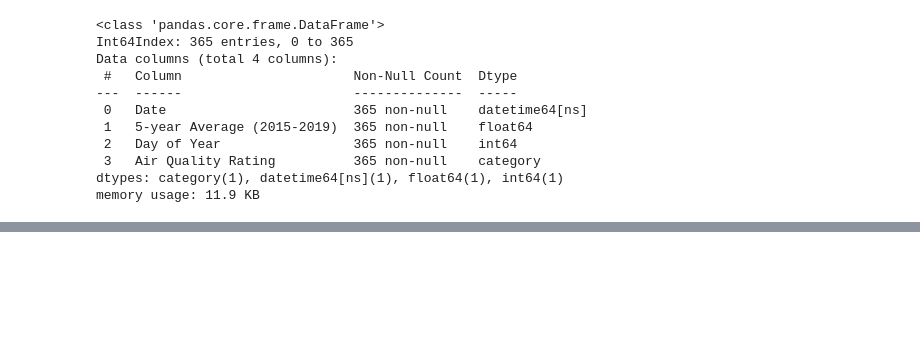
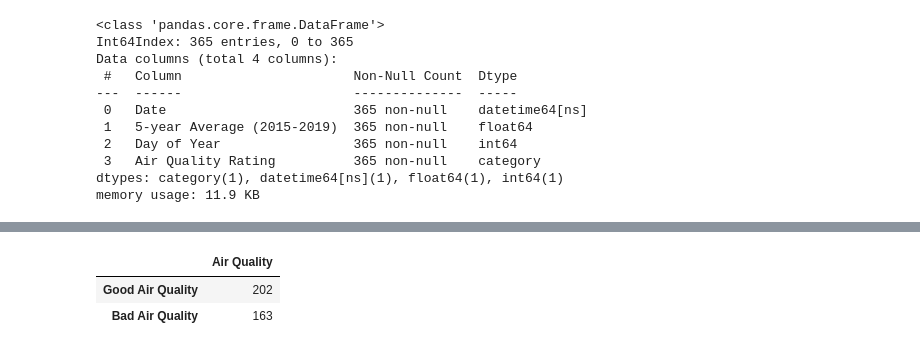
Before and after one commit to hanbo-e/wimlds_emissions, a Jupyter notebook: data_exploration_eeva.ipynb, the cells around one changed output, grey strips where cells are left out. Saved outputs shown, nothing was run; the diff lists cells and outputs as text; code cells hidden in the pictures; blank space fills up the shorter version.

Commit message:
added pie chart

```diff
--- a/data_exploration_eeva.ipynb
+++ b/data_exploration_eeva.ipynb
@@ -202,0 +219,11 @@ fig3.show()
+# %%
+#air_dict = {'Good Air Quality':[202], 'Bad Air Quality':[163]}
+air = [202, 163]
+index = ['Good Air Quality', 'Bad Air Quality']
+columns = ['Air Quality']
+df_pie_chart = pd.DataFrame(data=air, index=index, columns=columns)
+df_pie_chart.head()
+# %% [output]
+|  | Air Quality |
+| Good Air Quality | 202 |
+| Bad Air Quality | 163 |
```
Also changed, not shown: parts of 5 cells of this notebook.
